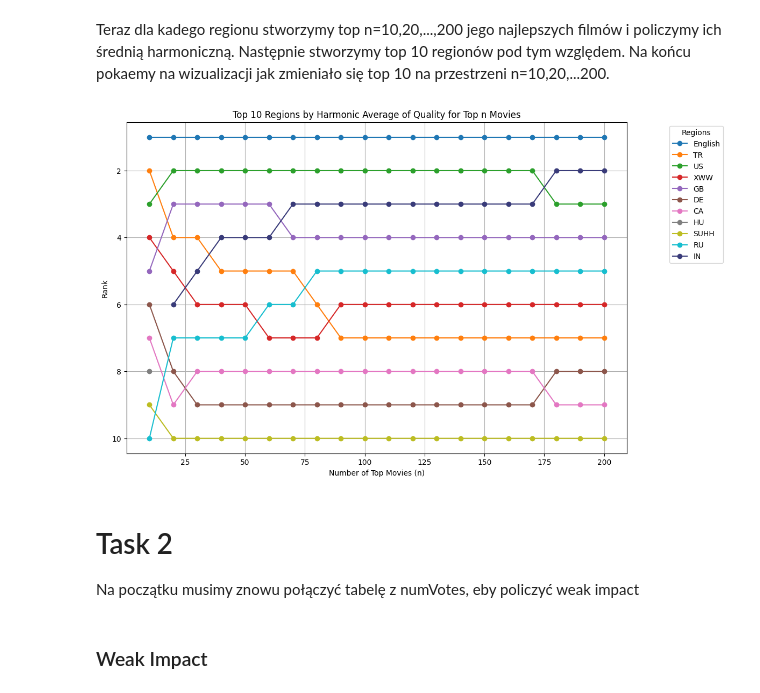
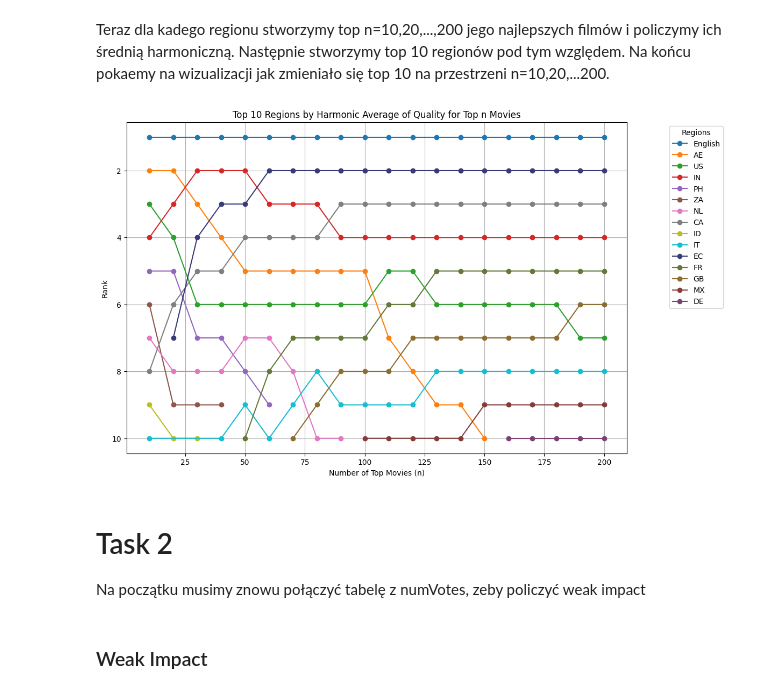
Before and after one commit to marsocha/NYPD_Marcin_Socha, a Jupyter notebook: 25_08.ipynb, the cells around one changed output. Cells and saved outputs as stored; diff of their text form; code cells hidden in the pictures.

```diff
--- a/25_08.ipynb
+++ b/25_08.ipynb
@@ -140,6 +144,11 @@ Poniewaz rzad, w ktorym jest isOriginalTitle nie mowi nam o kraju pochodzenia la
 szukając w ktorych regionach tytuł był taki sam jak oryginalny
 # %%
 title_akas = pliki[klucze[2]]
-title_akas_ot = title_akas[title_akas['isOriginalTitle'] == 1] #originaltitle
-title_akas_ot = title_akas.merge(title_akas_ot, left_on='titleId', right_on='titleId', how='left')
+#tmp
+title_akas_o = title_akas[title_akas['isOriginalTitle'] == 1] #originaltitle
+#tmp_ot
+title_akas_ot = title_akas.merge(title_akas_o, left_on='titleId', right_on='titleId', how='left')
+#tmp2
 title_akas_ot.head(20)
+title_akas_ot = title_akas_ot[title_akas_ot['title_x'] == title_akas_ot['title_y']]
+#tmp3
@@ -223,7 +215,7 @@ grouped_df
 # %% [markdown]
 Następnie za pomocą funkcji categorize_region zamienimy wszystkie zbiory regionów, ktore są anglojęzyczne na English, US bądź GB (patrz: plik z funkcjami).
 # %%
-grouped_df['categorized_region'] = grouped_df['region'].apply(categorize_region)
+grouped_df['categorized_region'] = grouped_df['region'].apply(ef.categorize_region)
 grouped_df = grouped_df.drop('region', axis=1)
 grouped_df = grouped_df.rename(columns={'categorized_region': 'region'})
 grouped_df
@@ -244,3 +236,10 @@ grouped_df
+# %%
+grouped_df = grouped_df.sort_values('quality', ascending=False)
+
+#grouped_df.sort_values('quality', ascending=False)[grouped_df['region'] != 'English']
 # %%
-grouped_df['region'] = grouped_df['region'].str.split(',')
-df_exploded = grouped_df.explode('region')
+# grouped_df['region'] = grouped_df['region'].str.split(',')
+chart = grouped_df
+chart['region'] = chart['region'].str.split(',')
+df_exploded = chart.explode('region')
+# df_exploded.head(30)
@@ -287,42 +268,42 @@ for n in range(10, 210, 10):
     for region, group in df_exploded.groupby('region'):
         if len(group) >= n:
             top_n_movies = group.nlargest(n, 'quality')
-            harmonic_avg = harmonic_average(top_n_movies['quality'])
+            harmonic_avg = ef.harmonic_average(top_n_movies['quality'])
             region_harmonic_averages.append((region, harmonic_avg))
 
     # Sort regions by harmonic average
     region_harmonic_averages.sort(key=lambda x: x[1], reverse=True)
 
     # Store the rankings
     for rank, (region, avg) in enumerate(region_harmonic_averages[:10], start=1):
         if region not in region_rankings:
             region_rankings[region] = []
         region_rankings[region].append((n, rank))
         # Assign a color to each region
         if region not in region_color_map:
             color_index = len(region_color_map) % len(colors)
             region_color_map[region] = colors[color_index]
 
 # Plotting the rankings
 plt.figure(figsize=(12, 8))
 regions_to_plot = {region: ranks for region, ranks in region_rankings.items() if ranks}
 
 for region, ranks in regions_to_plot.items():
     n_vals, rank_vals = zip(*ranks)
     plt.plot(n_vals, rank_vals, marker='o', label=region, color=region_color_map[region])
 
 plt.gca().invert_yaxis()  # Invert y-axis to have rank 1 at the top
 plt.xlabel('Number of Top Movies (n)')
 plt.ylabel('Rank')
 plt.title('Top 10 Regions by Harmonic Average of Quality for Top n Movies')
 plt.legend(title='Regions', loc='upper right', bbox_to_anchor=(1.2, 1))
 plt.grid(True)
 plt.show()
 # %% [output]
-[figure, old version]
+[figure, new version]
 # %% [markdown]
 # Task 2
-Na początku musimy znowu połączyć tabelę z numVotes, eby policzyć weak impact
+Na początku musimy znowu połączyć tabelę z numVotes, zeby policzyć weak impact
 # %% [markdown]
 ### Weak Impact
 # %%
```
Also changed, not shown: parts of 50 cells of this notebook.
